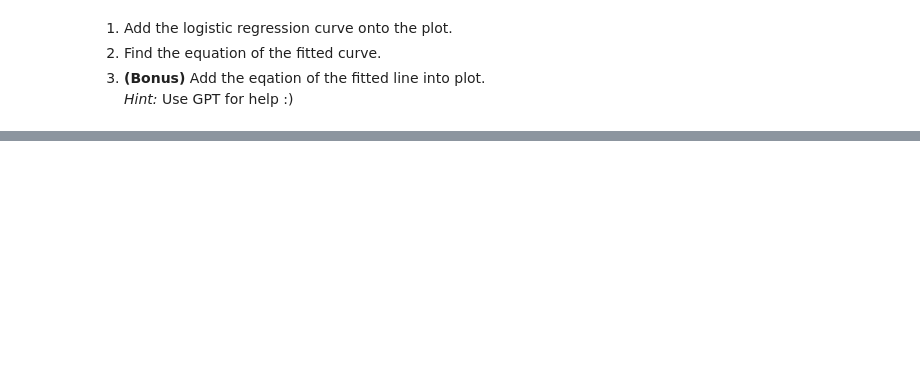
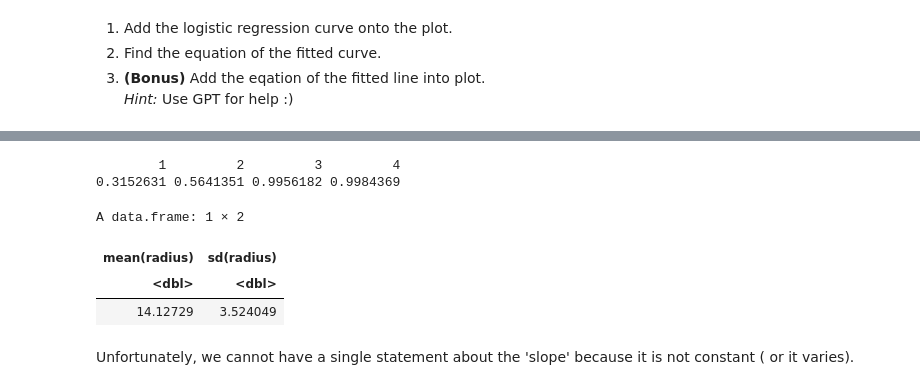
Before and after one commit to hibbyscus/Logistic_Regression, a Jupyter notebook: Logistic_Regression_Part1.ipynb, the cells around one changed output, grey strips where cells are left out. Saved outputs shown, nothing was run; the diff lists cells and outputs as text; code cells hidden in the pictures; blank space fills up the shorter version.

```diff
--- a/Logistic_Regression_Part1.ipynb
+++ b/Logistic_Regression_Part1.ipynb
@@ -49,0 +114,19 @@ ggplot() +
+# %%
+mynewdata <- data.frame(radius = c(14,15, 20,21))
+
+mypredictions <- predict(mymodel, newdata = mynewdata, type = 'response')
+
+mypredictions
+# %% [output]
+        1         2         3         4
+0.3152631 0.5641351 0.9956182 0.9984369
+# %%
+mydata %>%
+  summarise(mean(radius), sd(radius))
+# %% [output]
+A data.frame: 1 × 2
+| mean(radius) | sd(radius) |
+| <dbl> | <dbl> |
+| 14.12729 | 3.524049 |
+# %% [markdown]
+Unfortunately, we cannot have a single statement about the 'slope' because it is not constant ( or it varies).
```
Also changed, not shown: parts of 7 cells of this notebook.
